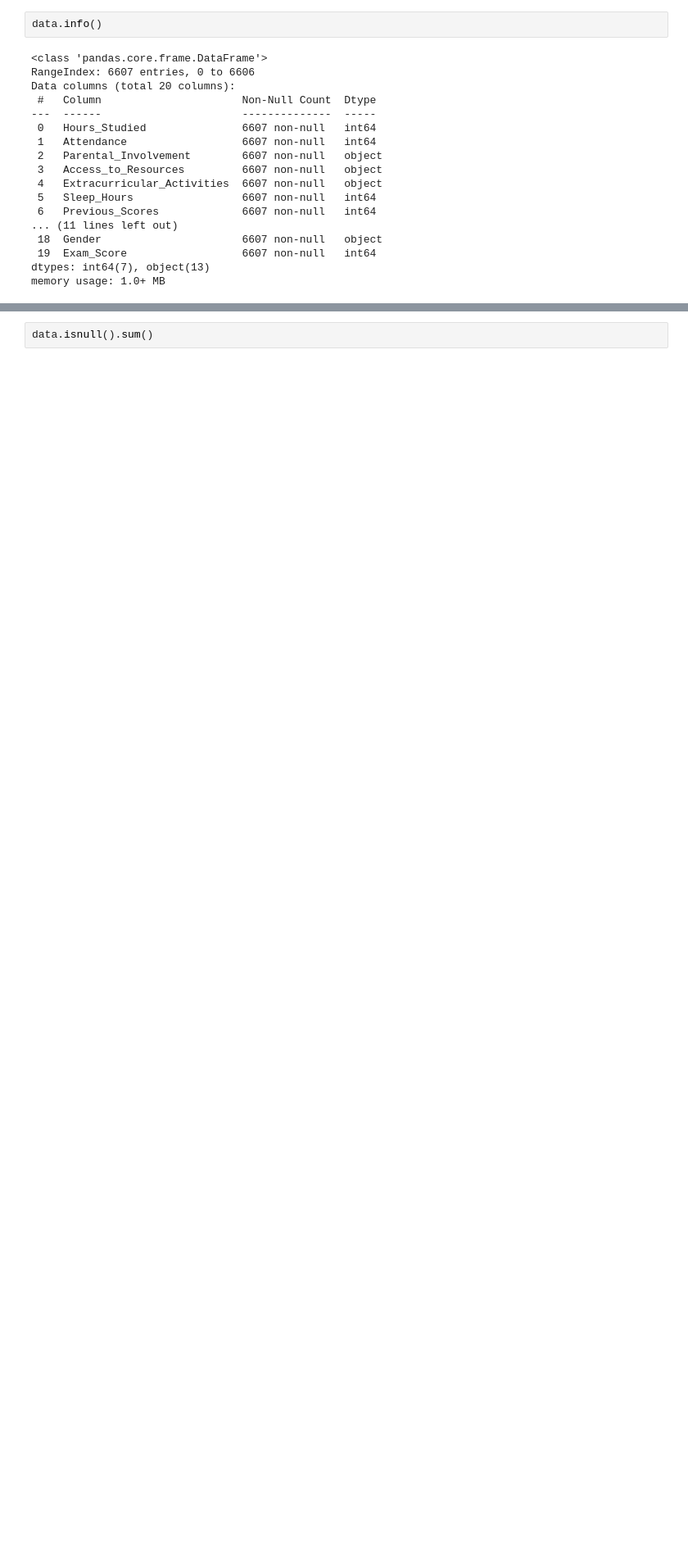
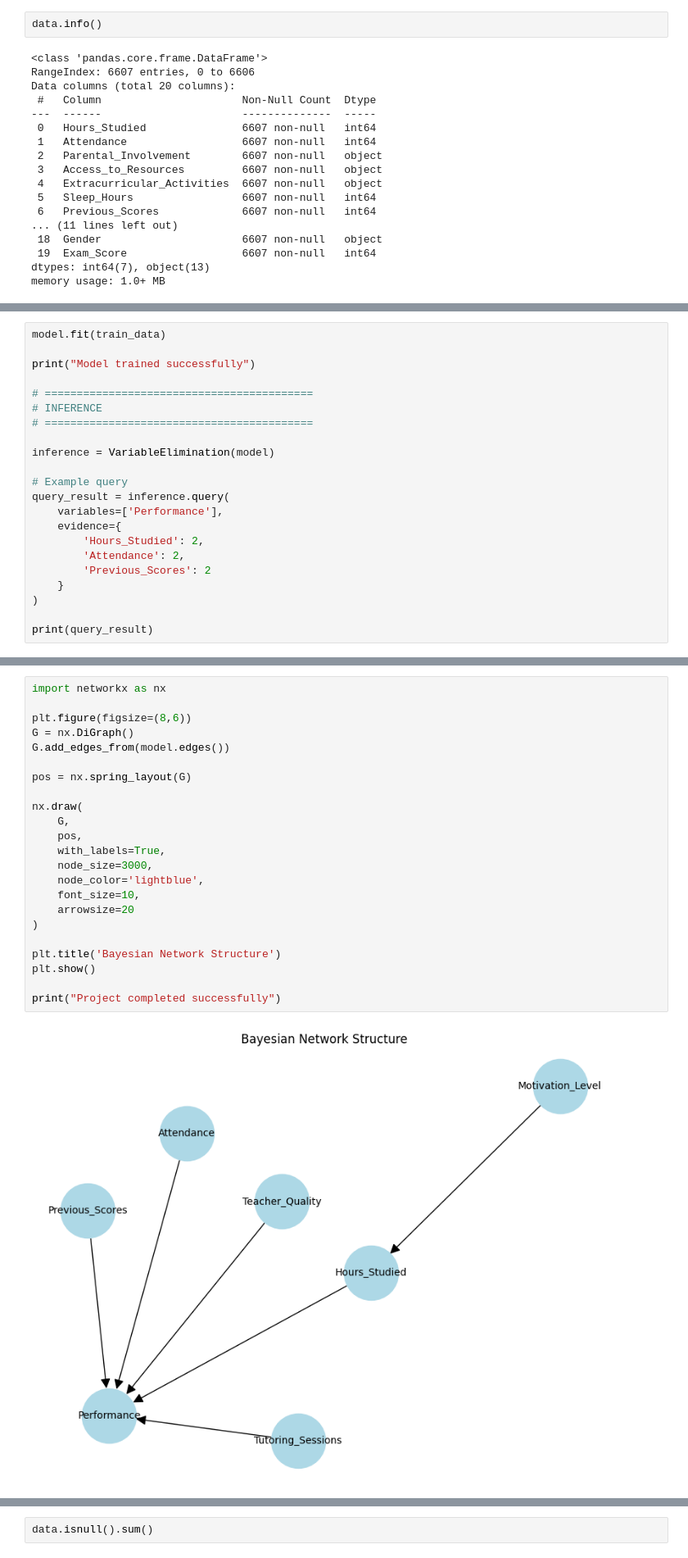
Before and after one commit to achalu/oro, a Jupyter notebook: Student_Performance_prediction .ipynb, the cells around one changed output, grey strips where cells are left out. Shown at 82% size. Saved outputs shown, nothing was run; the diff lists cells and outputs as text; blank space fills up the shorter version.

```diff
--- a/Student_Performance_prediction .ipynb
+++ b/Student_Performance_prediction .ipynb
@@ -72,0 +198,22 @@ memory usage: 1.0+ MB
+# %%
+model.fit(train_data)
+
+print("Model trained successfully")
+
+# ==========================================
+# INFERENCE
+# ==========================================
+
+inference = VariableElimination(model)
+
+# Example query
+query_result = inference.query(
+    variables=['Performance'],
+    evidence={
+        'Hours_Studied': 2,
+        'Attendance': 2,
+        'Previous_Scores': 2
+    }
+)
+
+print(query_result)
@@ -72,0 +300,25 @@ memory usage: 1.0+ MB
+# %%
+import networkx as nx
+
+plt.figure(figsize=(8,6))
+G = nx.DiGraph()
+G.add_edges_from(model.edges())
+
+pos = nx.spring_layout(G)
+
+nx.draw(
+    G,
+    pos,
+    with_labels=True,
+    node_size=3000,
+    node_color='lightblue',
+    font_size=10,
+    arrowsize=20
+)
+
+plt.title('Bayesian Network Structure')
+plt.show()
+
+print("Project completed successfully")
+# %% [output]
+[figure, added]
```
Also changed, not shown: parts of 33 cells of this notebook.
